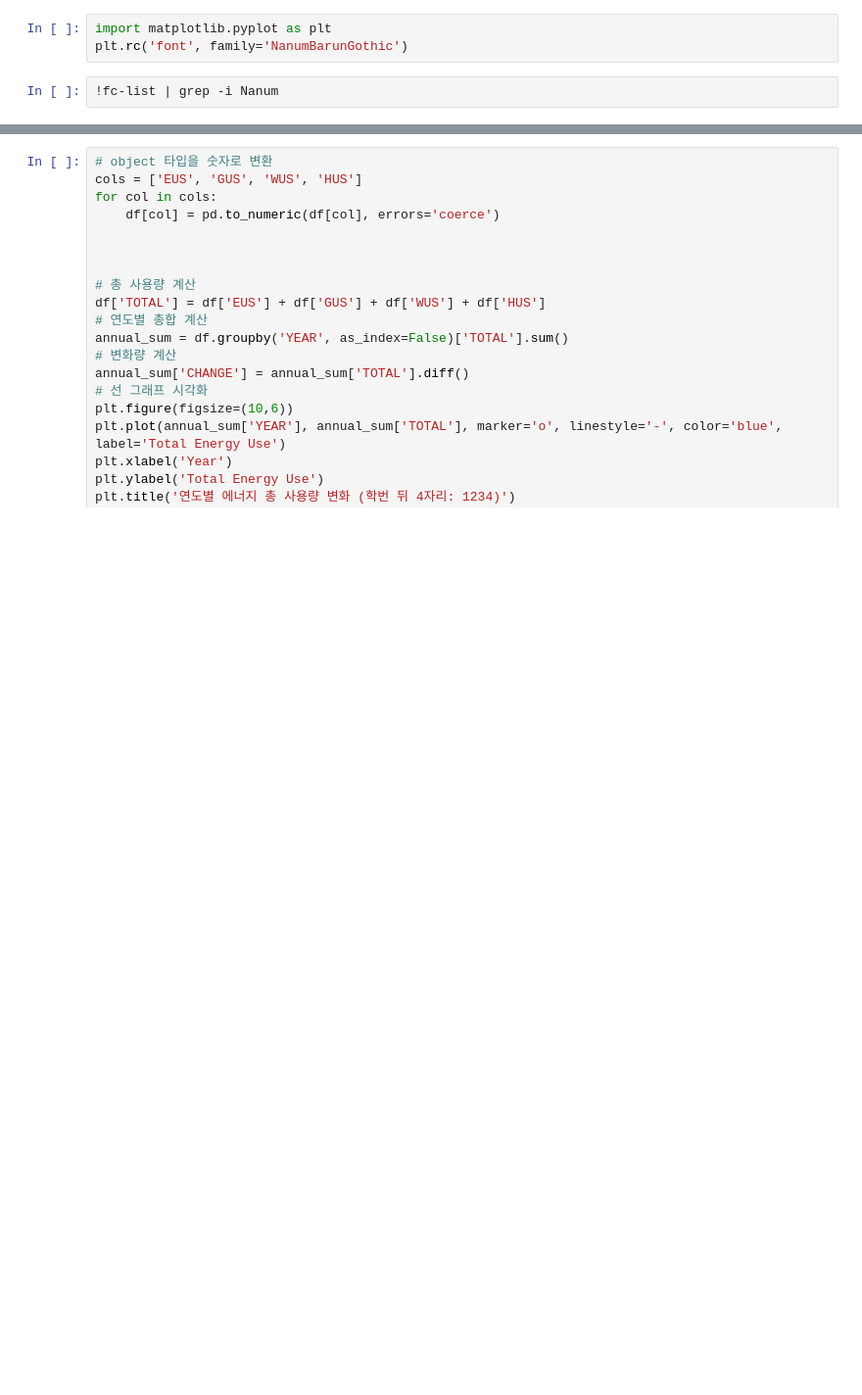
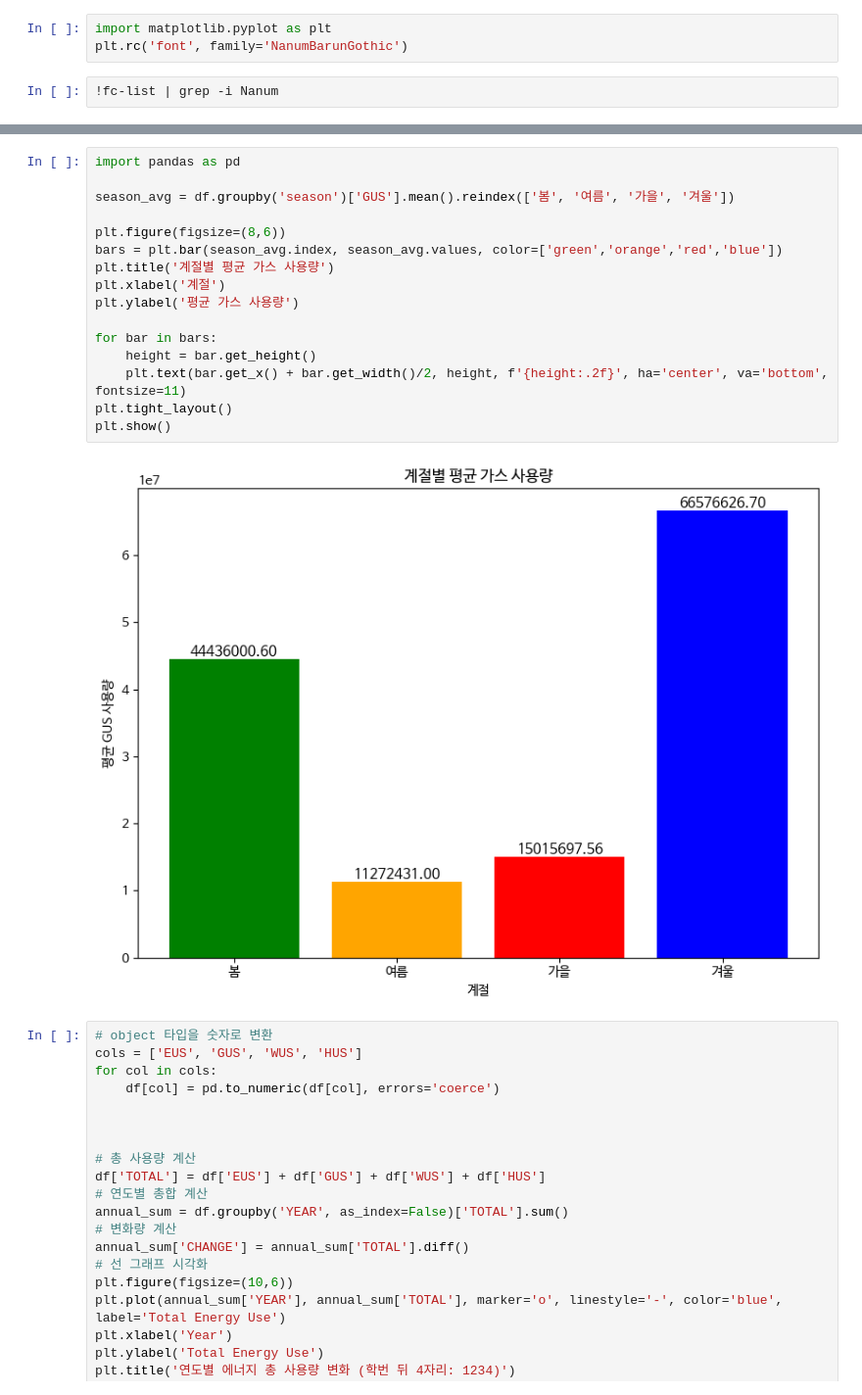
Before and after one commit to Kuemwoisuk/Data-Analysis-with-Open-Source, a Jupyter notebook: 오픈소스_데이터_분석_4강.ipynb, the cells around one changed output, grey strips where cells are left out. Shown at 98% size. Saved outputs shown, nothing was run; the diff lists cells and outputs as text; blank space fills up the shorter version.

```diff
--- a/오픈소스_데이터_분석_4강.ipynb
+++ b/오픈소스_데이터_분석_4강.ipynb
@@ -389,3 +374,21 @@ WARNING:matplotlib.font_manager:findfont: Font family 'NanumBarunGothic' not fou
+# %%
+import pandas as pd
+
+season_avg = df.groupby('season')['GUS'].mean().reindex(['봄', '여름', '가을', '겨울'])
+
+plt.figure(figsize=(8,6))
+bars = plt.bar(season_avg.index, season_avg.values, color=['green','orange','red','blue'])
+plt.title('계절별 평균 가스 사용량')
+plt.xlabel('계절')
+plt.ylabel('평균 가스 사용량')
+
+for bar in bars:
+    height = bar.get_height()
+    plt.text(bar.get_x() + bar.get_width()/2, height, f'{height:.2f}', ha='center', va='bottom', fontsize=11)
+plt.tight_layout()
+plt.show()
+# %% [output]
+[figure, added]
 # %%
 # object 타입을 숫자로 변환
 cols = ['EUS', 'GUS', 'WUS', 'HUS']
```
Also changed, not shown: parts of 3 cells of this notebook.
